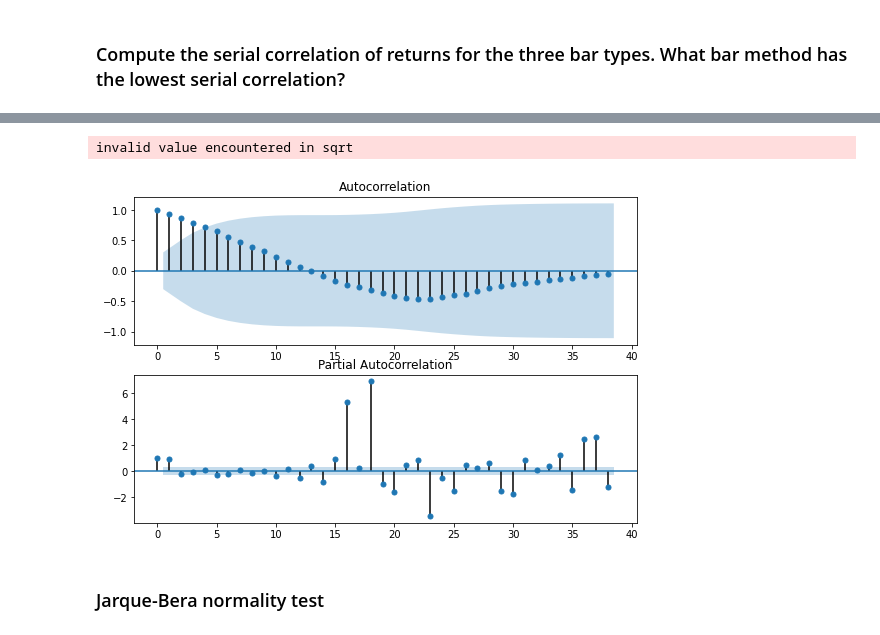
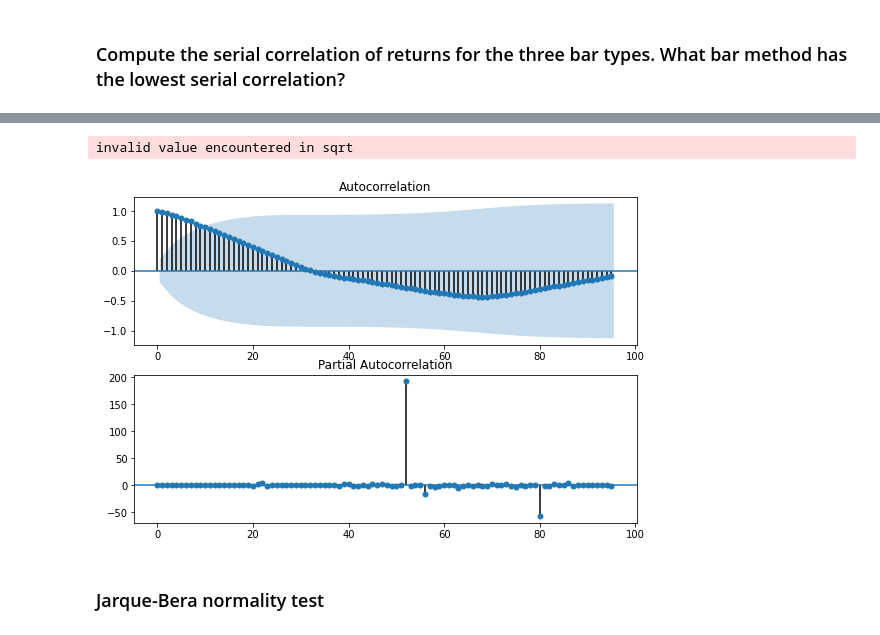
Before and after one commit to AndreiZoltan/freqml, a Jupyter notebook: notebooks/Chapter2.ipynb, the cells around one changed output, grey strips where cells are left out. Cells and saved outputs as stored; diff of their text form; code cells hidden in the pictures.

```diff
--- a/notebooks/Chapter2.ipynb
+++ b/notebooks/Chapter2.ipynb
@@ -16,3 +17,7 @@ df = read("ETH")
+# %%
+client = Client(key, secret)
+# %%
+df = fm.load_dataset(client)
 # %%
 df.shape
 # %% [output]
@@ -95,3 +98,5 @@ df = read("ETH")
+# %%
+df = fm.load_dataset(client)
 # %%
 df.bars.period
 # %% [output]
@@ -113,4 +114,4 @@ See the caveats in the documentation: https://pandas.pydata.org/pandas-docs/stab
 # %%
-df_DB = df.bars.DB(8000000)
+df_DB = df.bars.DB(1400000)
 df_DB.shape
 # %% [output]
@@ -144,12 +141,12 @@ invalid value encountered in sqrt
 # %%
 fig = plt.figure(figsize=(9, 6))
 ax1 = fig.add_subplot(211)
-fig = sm.graphics.tsa.plot_acf(df_DB['open'], lags=38, ax=ax1)
+fig = sm.graphics.tsa.plot_acf(df_DB['open'], lags=95, ax=ax1)
 ax2 = fig.add_subplot(212)
-fig = sm.graphics.tsa.plot_pacf(df_DB['open'], lags=38, ax=ax2)
+fig = sm.graphics.tsa.plot_pacf(df_DB['open'], lags=95, ax=ax2)
 # %% [output]
 invalid value encountered in sqrt
-[figure, old version]
+[figure, new version]
 # %% [markdown]
 ### Jarque-Bera normality test
 # %%
```
Also changed, not shown: parts of 23 cells of this notebook, 4 other files.
